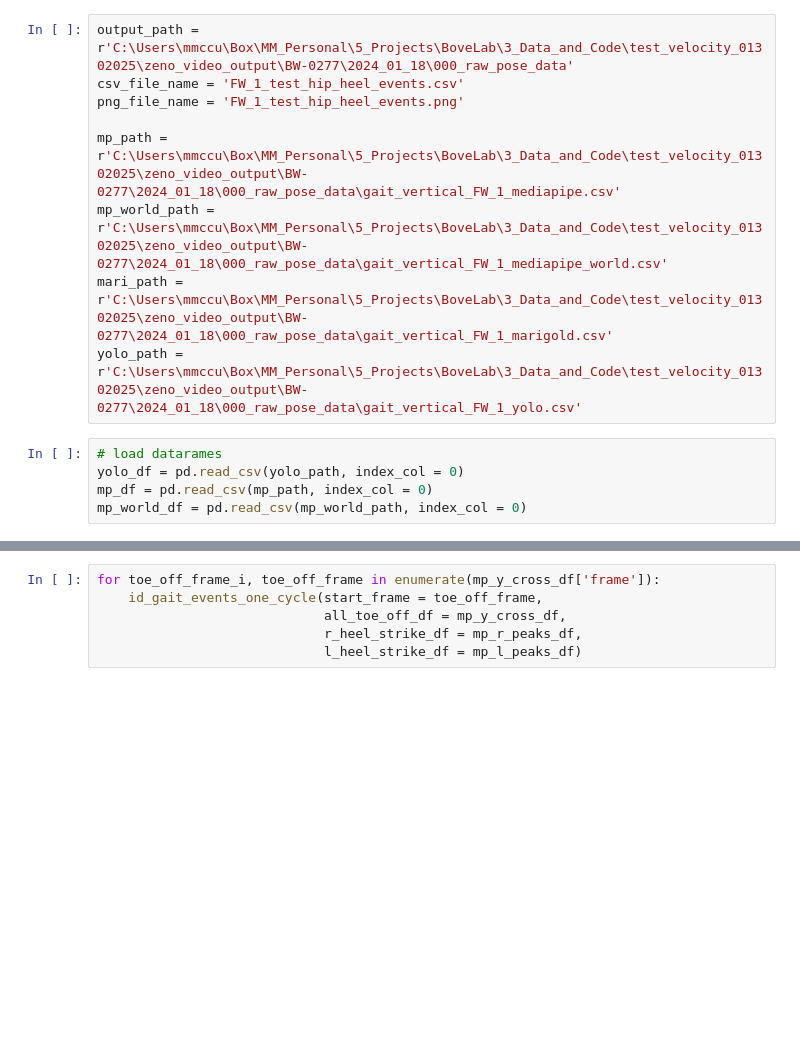
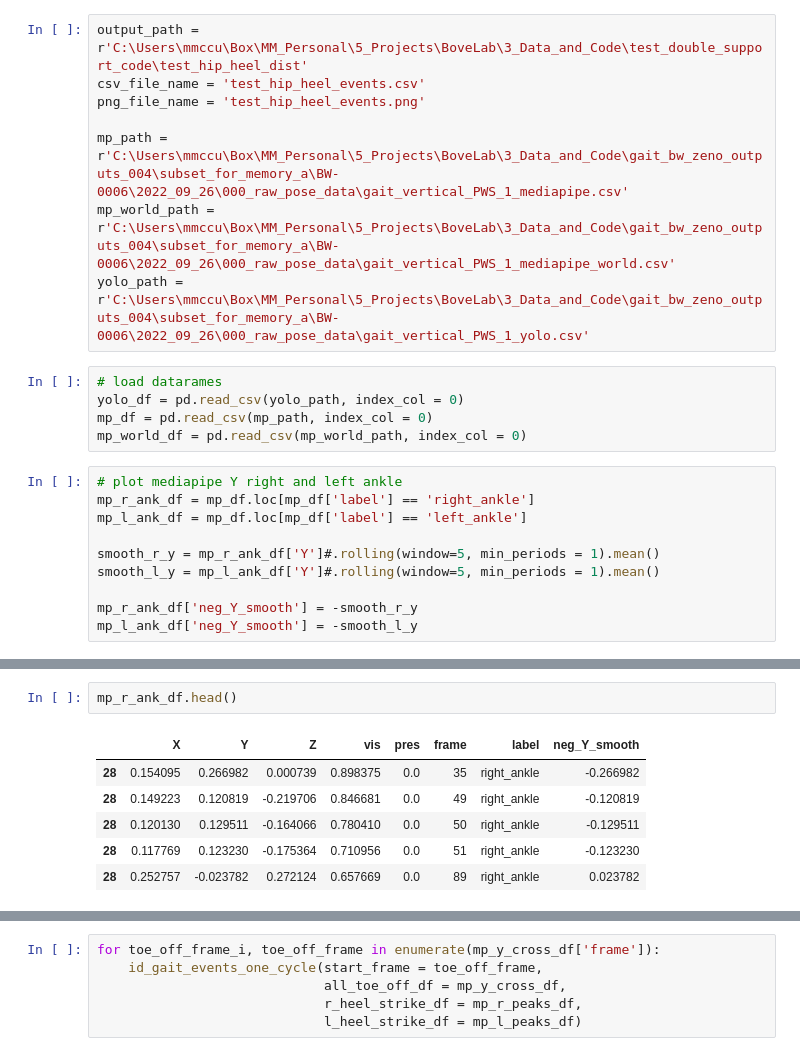
Before and after one commit to UCSF-MSLAB/HomeVideoAnalysis, a Jupyter notebook: megan_sandbox/gait_events/test_hip_heel_dist.ipynb, the cells around one changed output, grey strips where cells are left out. Saved outputs shown, nothing was run; the diff lists cells and outputs as text; blank space fills up the shorter version.

```diff
--- a/megan_sandbox/gait_events/test_hip_heel_dist.ipynb
+++ b/megan_sandbox/gait_events/test_hip_heel_dist.ipynb
@@ -7,16 +7,25 @@ import os
 import seaborn as sns
 import scipy.signal as sig
 # %%
-output_path = r'C:\Users\mmccu\Box\MM_Personal\5_Projects\BoveLab\3_Data_and_Code\test_velocity_01302025\zeno_video_output\BW-0277\2024_01_18\000_raw_pose_data'
-csv_file_name = 'FW_1_test_hip_heel_events.csv'
-png_file_name = 'FW_1_test_hip_heel_events.png'
+output_path = r'C:\Users\mmccu\Box\MM_Personal\5_Projects\BoveLab\3_Data_and_Code\test_double_support_code\test_hip_heel_dist'
+csv_file_name = 'test_hip_heel_events.csv'
+png_file_name = 'test_hip_heel_events.png'
 
-mp_path = r'C:\Users\mmccu\Box\MM_Personal\5_Projects\BoveLab\3_Data_and_Code\test_velocity_01302025\zeno_video_output\BW-0277\2024_01_18\000_raw_pose_data\gait_vertical_FW_1_mediapipe.csv'
-mp_world_path = r'C:\Users\mmccu\Box\MM_Personal\5_Projects\BoveLab\3_Data_and_Code\test_velocity_01302025\zeno_video_output\BW-0277\2024_01_18\000_raw_pose_data\gait_vertical_FW_1_mediapipe_world.csv'
-mari_path = r'C:\Users\mmccu\Box\MM_Personal\5_Projects\BoveLab\3_Data_and_Code\test_velocity_01302025\zeno_video_output\BW-0277\2024_01_18\000_raw_pose_data\gait_vertical_FW_1_marigold.csv'
-yolo_path = r'C:\Users\mmccu\Box\MM_Personal\5_Projects\BoveLab\3_Data_and_Code\test_velocity_01302025\zeno_video_output\BW-0277\2024_01_18\000_raw_pose_data\gait_vertical_FW_1_yolo.csv'
+mp_path = r'C:\Users\mmccu\Box\MM_Personal\5_Projects\BoveLab\3_Data_and_Code\gait_bw_zeno_outputs_004\subset_for_memory_a\BW-0006\2022_09_26\000_raw_pose_data\gait_vertical_PWS_1_mediapipe.csv'
+mp_world_path = r'C:\Users\mmccu\Box\MM_Personal\5_Projects\BoveLab\3_Data_and_Code\gait_bw_zeno_outputs_004\subset_for_memory_a\BW-0006\2022_09_26\000_raw_pose_data\gait_vertical_PWS_1_mediapipe_world.csv'
+yolo_path = r'C:\Users\mmccu\Box\MM_Personal\5_Projects\BoveLab\3_Data_and_Code\gait_bw_zeno_outputs_004\subset_for_memory_a\BW-0006\2022_09_26\000_raw_pose_data\gait_vertical_PWS_1_yolo.csv'
 # %%
 # load datarames
 yolo_df = pd.read_csv(yolo_path, index_col = 0)
 mp_df = pd.read_csv(mp_path, index_col = 0)
 mp_world_df = pd.read_csv(mp_world_path, index_col = 0)
+# %%
+# plot mediapipe Y right and left ankle
+mp_r_ank_df = mp_df.loc[mp_df['label'] == 'right_ankle']
+mp_l_ank_df = mp_df.loc[mp_df['label'] == 'left_ankle']
+
+smooth_r_y = mp_r_ank_df['Y']#.rolling(window=5, min_periods = 1).mean()
+smooth_l_y = mp_l_ank_df['Y']#.rolling(window=5, min_periods = 1).mean()
+
+mp_r_ank_df['neg_Y_smooth'] = -smooth_r_y
+mp_l_ank_df['neg_Y_smooth'] = -smooth_l_y
@@ -22,0 +43,9 @@ mp_world_df = pd.read_csv(mp_world_path, index_col = 0)
+# %%
+mp_r_ank_df.head()
+# %% [output]
+|  | X | Y | Z | vis | pres | frame | label | neg_Y_smooth |
+| 28 | 0.154095 | 0.266982 | 0.000739 | 0.898375 | 0.0 | 35 | right_ankle | -0.266982 |
+| 28 | 0.149223 | 0.120819 | -0.219706 | 0.846681 | 0.0 | 49 | right_ankle | -0.120819 |
+| 28 | 0.120130 | 0.129511 | -0.164066 | 0.780410 | 0.0 | 50 | right_ankle | -0.129511 |
+| 28 | 0.117769 | 0.123230 | -0.175364 | 0.710956 | 0.0 | 51 | right_ankle | -0.123230 |
+| 28 | 0.252757 | -0.023782 | 0.272124 | 0.657669 | 0.0 | 89 | right_ankle | 0.023782 |
```
Also changed, not shown: parts of 25 cells of this notebook, 2 other files.
